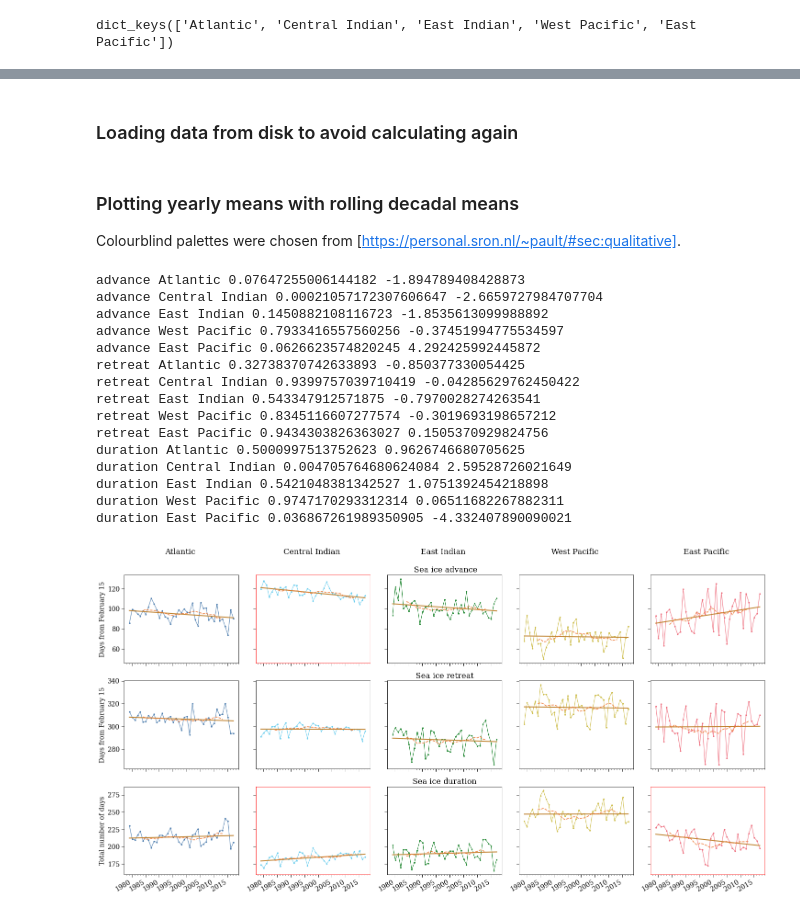
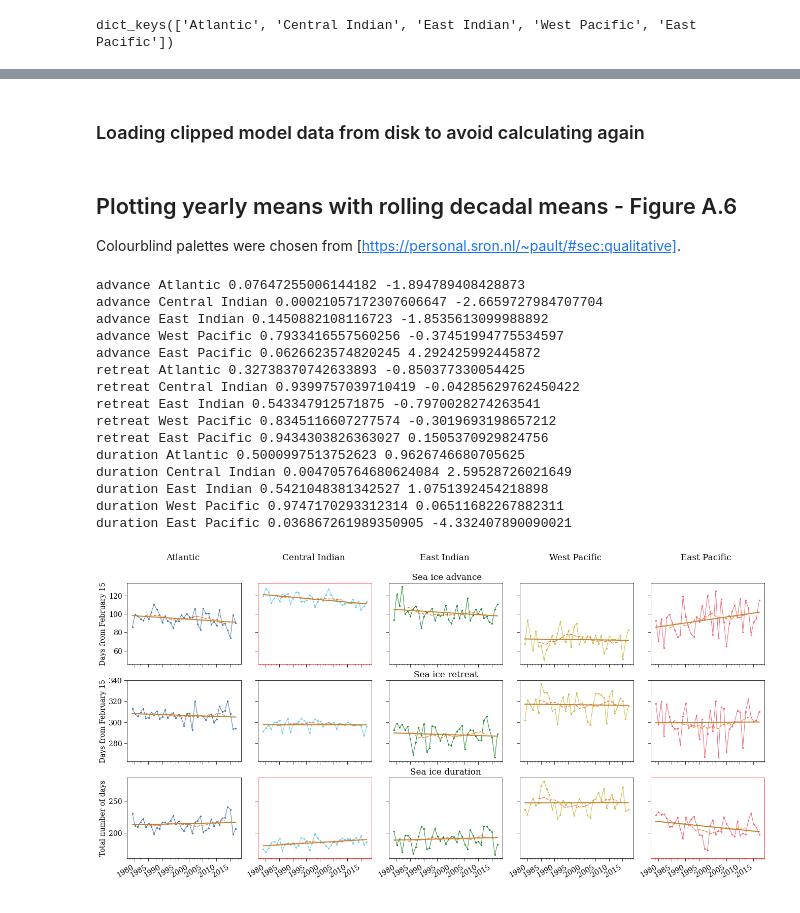
Before and after one commit to lidefi87/ACCESS-OM2-01_EcologicallyRelevantVariables, a Jupyter notebook: Scripts/SeaIceSeasonality.ipynb, the cells around one changed output, grey strips where cells are left out. Drawn from its saved outputs; the diff is of its cells as text; code cells hidden in the pictures.

```diff
--- a/Scripts/SeaIceSeasonality.ipynb
+++ b/Scripts/SeaIceSeasonality.ipynb
@@ -252,0 +417,10 @@ for i in clim_dif:
+# %%
+#Initialising empty dictionary to store results
+clim_dif = {}
+rmse = {}
+
+#Apply regridder
+for key in obs_prep:
+    #Calculate differences in SIC
+    clim_dif[key] = reg_mod[key].mean('time')-obs_prep[key].mean('time')
+    rmse[key] = np.sqrt(((reg_mod[key]-obs_prep[key])**2).mean('time'))
@@ -553,8 +647,0 @@ for season in mod:
-# %%
-filelist = glob(os.path.join(varDict['linear_trends'], 'Linear*1979*.nc'))
-
-LM_results = {}
-
-for season in seasonNames:
-    file = [file for file in filelist if season in file]
-    LM_results[season] = xr.open_dataset(file[0])
@@ -686,6 +657,5 @@ IceArea = xr.open_dataarray('/g/data/v45/la6889/Calculations/Area_per_pixel_01de
 #Select the correct time frame: 1979-2017
 for key in mod:
     mod[key] = zsf.corrlong(mod[key].sel(time = slice('1979', '2017')))
-    obs[key] = obs[key].sel(time = slice('1979', '2017'))
 # %% [markdown]
 ## Splitting data into MEASO regions
@@ -694,7 +666,7 @@ for key in mod:
 sectorNames = ['Atlantic', 'Central Indian', 'East Indian', 'West Pacific', 'East Pacific']
 # %%
 #Loading mask
-regions = xr.load_dataarray('MEASO_SIS_3Dmask.nc')
+regions = xr.load_dataarray('../SupportingData/Masks/MEASO_SIS_3Dmask.nc')
 
 #Subsetting shapefiles into regions - Initialise dictionary that will contain sector limits
 MEASOregions = {}
@@ -726,7 +698,7 @@ for season in mod:
 #Removing variables no longer needed
 del regions
 # %% [markdown]
-### Loading data from disk to avoid calculating again
+### Loading clipped model data from disk to avoid calculating again
 # %%
 #Clipped data location
 out_file = sorted(glob(os.path.join(varDict['clipped_data'], '*.nc')))
@@ -765,7 +737,7 @@ for sector in sectorNames:
         SIS_weighted[f"{sector}_{season}"] = SIS_weighted[f"{sector}_{season}"].\
         mean(('xt_ocean', 'yt_ocean'))
 # %% [markdown]
-### Plotting yearly means with rolling decadal means
+## Plotting yearly means with rolling decadal means - Figure A.6
 Colourblind palettes were chosen from [https://personal.sron.nl/~pault/#sec:qualitative].
 # %%
 #Create a dictionary to set colors that will be used to represent each sector in all figures
@@ -777,7 +749,7 @@ maxV = SIS_weighted['Atlantic_advance'].indexes['time'].year.max()
 minV = SIS_weighted['Atlantic_advance'].indexes['time'].year.min()
 
 #Initialise figure
-fig = plt.figure(figsize = (25, 12))
+fig = plt.figure(figsize = (22.5, 10))
 
 #Set font family and font size for the entire graph
 plt.rcParams['font.family'] = 'serif'
@@ -837,34 +809,34 @@ for i, season in enumerate(seasonNames):
         #The last row of the first column has a different axis title
         elif sec == sectorNames[0] and season == 'duration':
             ax.set_ylabel('Total number of days')
         #Remove all y labels and titles in any other grid cell
         else:
             ax.set_ylabel('')
             ax.yaxis.set_tick_params(labelleft = False)
         print(season, sec, pval, slope*10)
         if pval < 0.05:
             for pos in ['top', 'bottom', 'right', 'left']:
                 ax.spines[pos].set_edgecolor('red')
 
-# fn = 'SeaIceTrends_MEASOsectors_' + str(minV) + '-' + str(maxV)
+fn = f'SeaIceTrends_MEASOsectors_{str(minV)}-{str(maxV)}.png'
 
 # #Saving final figure
-# plt.savefig(os.path.join(varDict['lm_fig'], fn), dpi = 300, bbox_inches = 'tight',
-#             pad_inches = 0.05)
+plt.savefig(os.path.join(varDict['lm_fig'], fn), dpi = 300, bbox_inches = 'tight',
+            pad_inches = 0.05)
 # %% [output]
 advance Atlantic 0.07647255006144182 -1.894789408428873
 advance Central Indian 0.00021057172307606647 -2.6659727984707704
 advance East Indian 0.1450882108116723 -1.8535613099988892
 advance West Pacific 0.7933416557560256 -0.37451994775534597
 advance East Pacific 0.0626623574820245 4.292425992445872
 retreat Atlantic 0.32738370742633893 -0.850377330054425
 retreat Central Indian 0.9399757039710419 -0.04285629762450422
 retreat East Indian 0.543347912571875 -0.7970028274263541
 retreat West Pacific 0.8345116607277574 -0.3019693198657212
 retreat East Pacific 0.9434303826363027 0.1505370929824756
 duration Atlantic 0.5000997513752623 0.9626746680705625
 duration Central Indian 0.004705764680624084 2.59528726021649
 duration East Indian 0.5421048381342527 1.0751392454218898
 duration West Pacific 0.9747170293312314 0.06511682267882311
 duration East Pacific 0.036867261989350905 -4.332407890090021
-[figure, old version]
+[figure, new version]
```
Also changed, not shown: parts of 78 cells of this notebook.
